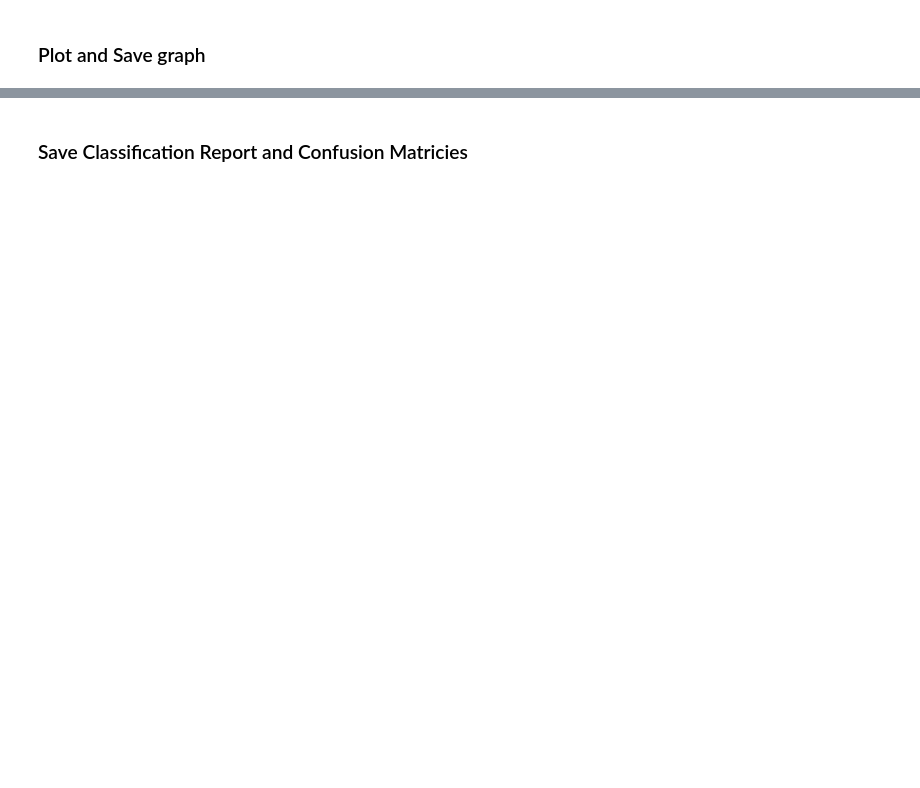
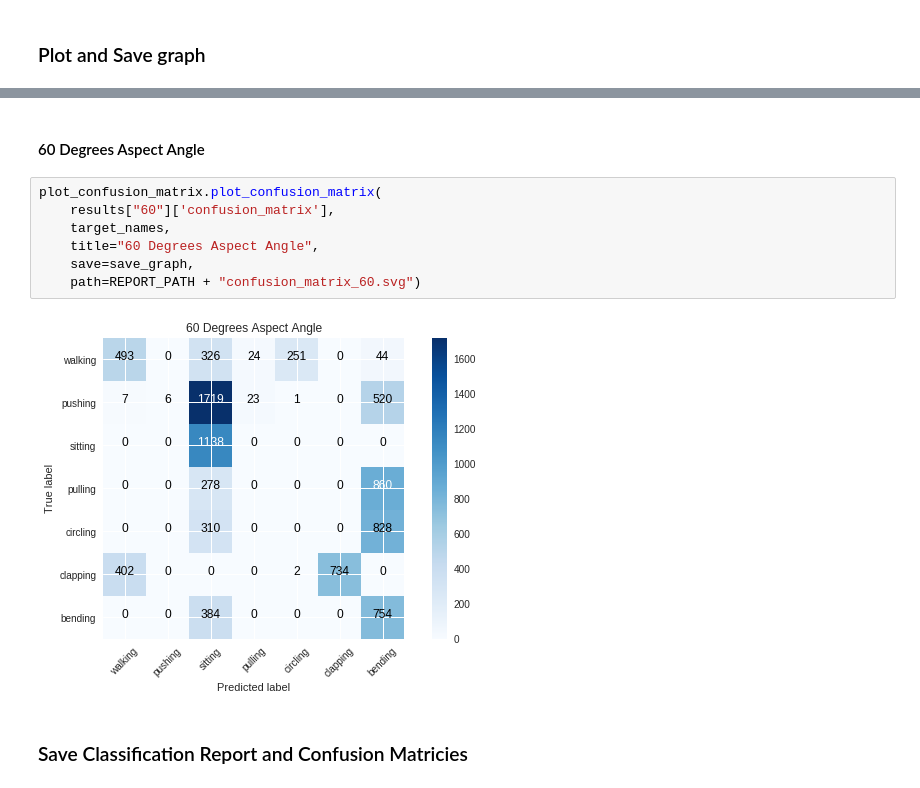
Before and after one commit to Andrew-Mackay/Adapting-the-WaveNet-Deep-Learning-Model-for-RADAR-Classification, a Jupyter notebook: notebooks/baseline_model/train_all_0_test_30_45_60.ipynb, the cells around one changed output, grey strips where cells are left out. Saved outputs shown, nothing was run; the diff lists cells and outputs as text; blank space fills up the shorter version.

```diff
--- a/notebooks/baseline_model/train_all_0_test_30_45_60.ipynb
+++ b/notebooks/baseline_model/train_all_0_test_30_45_60.ipynb
@@ -192,3 +202,14 @@ if not load_models:
+# %% [markdown]
+#### 60 Degrees Aspect Angle
+# %%
+plot_confusion_matrix.plot_confusion_matrix(
+    results["60"]['confusion_matrix'],
+    target_names,
+    title="60 Degrees Aspect Angle",
+    save=save_graph,
+    path=REPORT_PATH + "confusion_matrix_60.svg")
+# %% [output]
+[figure, added]
 # %% [markdown]
 ### Save Classification Report and Confusion Matricies
 # %%
```
Also changed, not shown: parts of 13 cells of this notebook, 38 other files.
